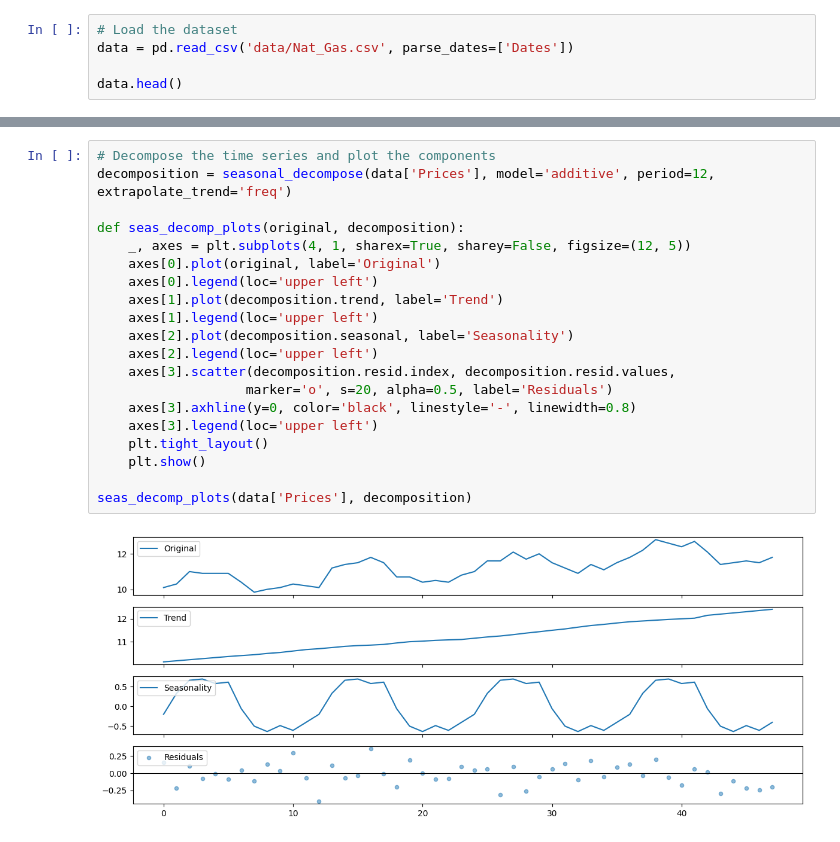
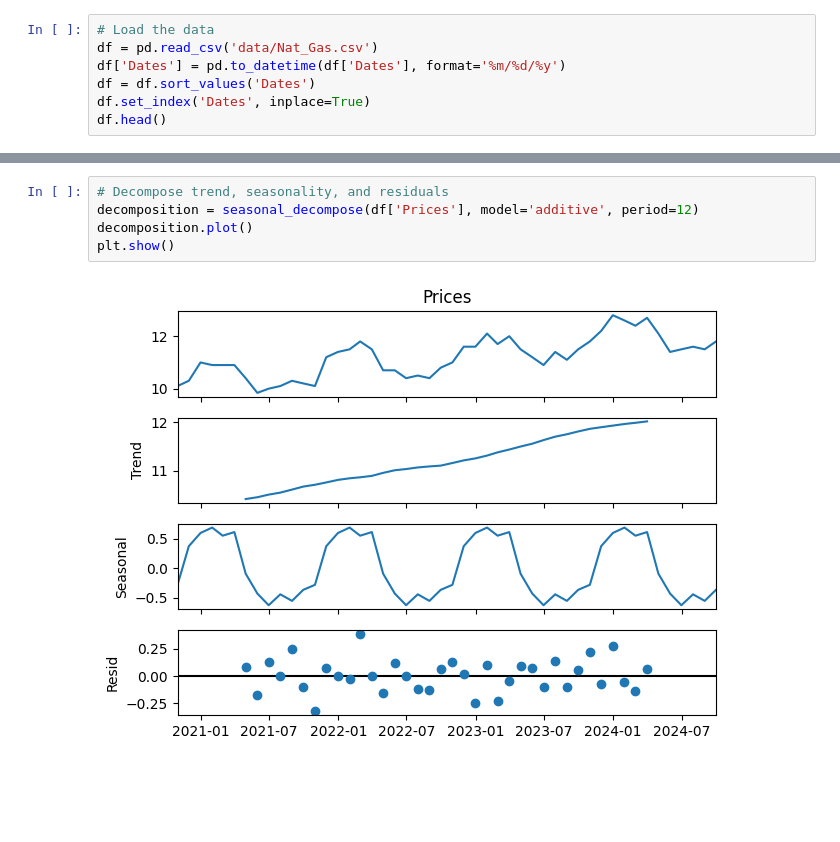
Before and after one commit to mathieucbd/quant-research-jp-morgan, a Jupyter notebook: commodities-analysis.ipynb, the cells around one changed output, grey strips where cells are left out. Saved outputs shown, nothing was run; the diff lists cells and outputs as text; blank space fills up the shorter version.

```diff
--- a/commodities-analysis.ipynb
+++ b/commodities-analysis.ipynb
@@ -10,6 +13,8 @@ from sklearn.metrics import mean_squared_error
 # %%
-# Load the dataset
-data = pd.read_csv('data/Nat_Gas.csv', parse_dates=['Dates'])
-
-data.head()
+# Load the data
+df = pd.read_csv('data/Nat_Gas.csv')
+df['Dates'] = pd.to_datetime(df['Dates'], format='%m/%d/%y')
+df = df.sort_values('Dates')
+df.set_index('Dates', inplace=True)
+df.head()
 # %% [output]
@@ -46,24 +60,9 @@ plt.show()
 # %%
-# Decompose the time series and plot the components
-decomposition = seasonal_decompose(data['Prices'], model='additive', period=12, extrapolate_trend='freq')
-
-def seas_decomp_plots(original, decomposition):
-    _, axes = plt.subplots(4, 1, sharex=True, sharey=False, figsize=(12, 5))
-    axes[0].plot(original, label='Original')
-    axes[0].legend(loc='upper left')
-    axes[1].plot(decomposition.trend, label='Trend')
-    axes[1].legend(loc='upper left')
-    axes[2].plot(decomposition.seasonal, label='Seasonality')
-    axes[2].legend(loc='upper left')
-    axes[3].scatter(decomposition.resid.index, decomposition.resid.values,
-                   marker='o', s=20, alpha=0.5, label='Residuals')
-    axes[3].axhline(y=0, color='black', linestyle='-', linewidth=0.8)
-    axes[3].legend(loc='upper left')
-    plt.tight_layout()
-    plt.show()
-
-seas_decomp_plots(data['Prices'], decomposition)
+# Decompose trend, seasonality, and residuals
+decomposition = seasonal_decompose(df['Prices'], model='additive', period=12)
+decomposition.plot()
+plt.show()
 # %% [output]
-[figure, old version]
+[figure, new version]
 # %%
 # Check for stationarity
```
Also changed, not shown: parts of 9 cells of this notebook.
